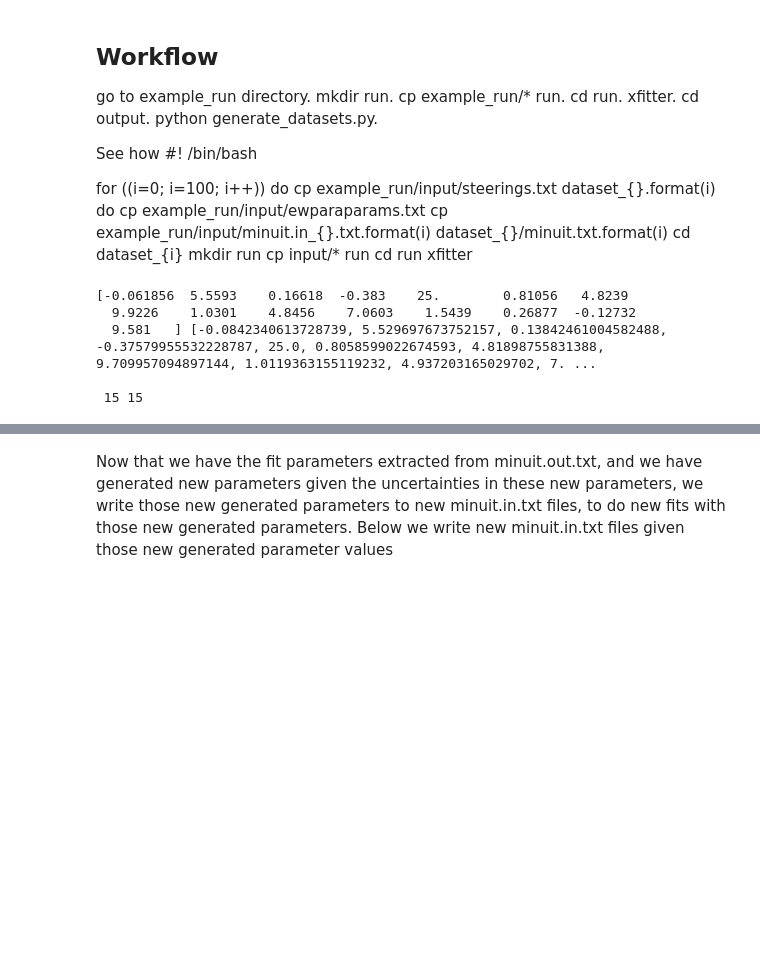
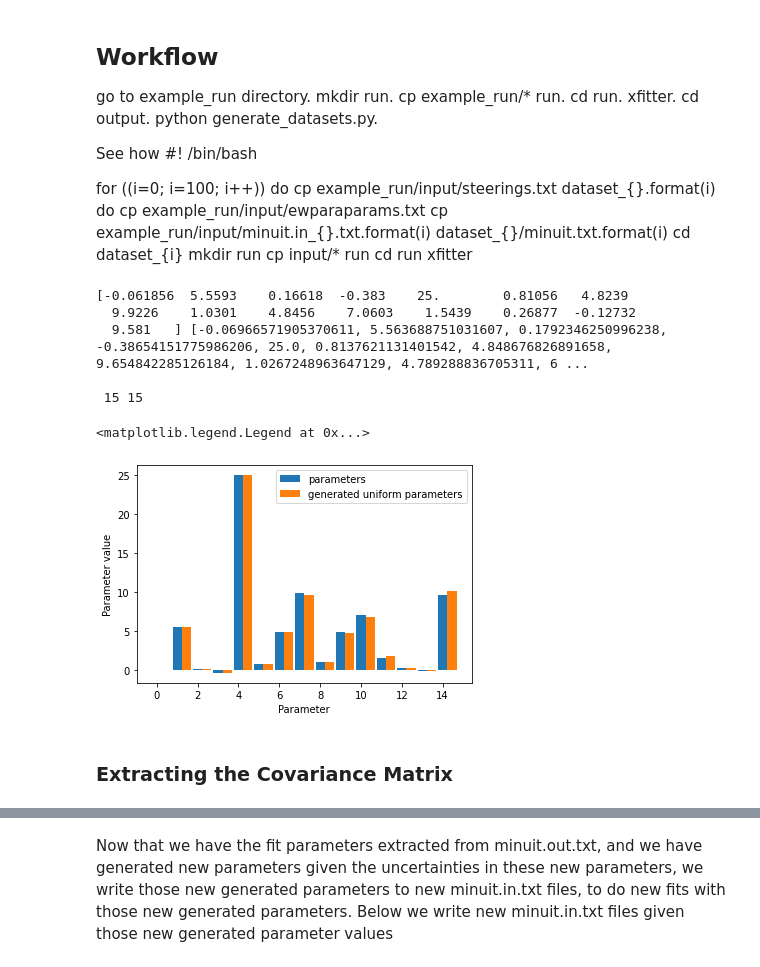
Before and after one commit to AliAlkadhim/PDF_Uncertainty, a Jupyter notebook: example_run/minuit_out_processing.ipynb, the cells around one changed output, grey strips where cells are left out. Cells and saved outputs as stored; diff of their text form; code cells hidden in the pictures; blank space fills up the shorter version.

```diff
--- a/example_run/minuit_out_processing.ipynb
+++ b/example_run/minuit_out_processing.ipynb
@@ -91,7 +91,7 @@ for ((i=0; i=100; i++))
     xfitter
 # %%
 import os
-import re; import pandas as pd
+import re; import pandas as pd; import numpy as np
 params=[]
 generated_params = []
 error_list=[]
@@ -104,6 +104,8 @@ from itertools import *
 #make a chain iterator of our wanted lines from the output file, we want to exclude
 #those lines that have "constant" for the error, since these are not the PDF parameters and we can't use them
 chain = chain(islice(lines, 106, 111), islice(lines, 111, 121))
+chain_cov_mat = islice(lines, 127, 143)
+
 #for line in lines[106:121]:
 for line in chain:
     #print(line)
@@ -123,45 +125,44 @@ for line in chain:
          params.append(float(value))
     for error in errors.split():
         if error =='constant':
+            #'constant' just means the parameter does not have error!
             error_list.append(0.0)
         else:
             error_list.append(float(error))
-
-#         sampled_param = np.random.uniform(low = j-error, high=j+error)
-# means=np.array(means).astype(float)
-
-#print(means)
-    #print(values)
-    #print(words[2].split())
-    #values= words[2].split()[0]
-    #print(values)4
-    #for ind, word in enumerate(split_line):
-    #print(split_line)
-        #print(word)
-#     with open('minuit.oin.txt', 'r') as second:
-#         split_line
-#         second.write()
 
 
 infile.close()
 params = np.asarray(params); error_list =np.asarray(error_list)
 
-#############GENERATE PARAMETERS
-generated_params=[]
+
+
+#############GENERATE UNIFORM PARAMETERS
+generated_uniform_params=[]
 for i in range(len(params)):
     param, error = params[i], error_list[i]
     generated_param = np.random.uniform(low = param-error, high=param+error)
-    generated_params.append(generated_param)
+    generated_uniform_params.append(generated_param)
 
 
 
 
-
-
-print( params, generated_params, '\n\n', len(params), len(generated_params))
+print( params, generated_uniform_params, '\n\n', len(params), len(generated_uniform_params))
 # %% [output]
 [-0.061856  5.5593    0.16618  -0.383    25.        0.81056   4.8239
   9.9226    1.0301    4.8456    7.0603    1.5439    0.26877  -0.12732
-  9.581   ] [-0.0842340613728739, 5.529697673752157, 0.13842461004582488, -0.37579955532228787, 25.0, 0.8058599022674593, 4.81898755831388, 9.709957094897144, 1.0119363155119232, 4.937203165029702, 7. ...
+  9.581   ] [-0.06966571905370611, 5.563688751031607, 0.1792346250996238, -0.38654151775986206, 25.0, 0.8137621131401542, 4.848676826891658, 9.654842285126184, 1.0267248963647129, 4.789288836705311, 6 ...
 
  15 15
+# %%
+import matplotlib.pyplot as plt
+x_pos = np.arange(len(params))
+widths = 0.45
+plt.bar(x_pos, params, widths, label='parameters')
+plt.bar(x_pos + widths, generated_uniform_params, widths, label='generated uniform parameters')
+plt.xlabel('Parameter'); plt.ylabel('Parameter value')
+plt.legend()
+# %% [output]
+<matplotlib.legend.Legend at 0x...>
+[figure, added]
+# %% [markdown]
+### Extracting the Covariance Matrix
```
Also changed, not shown: parts of 7 cells of this notebook, 3 other files.
